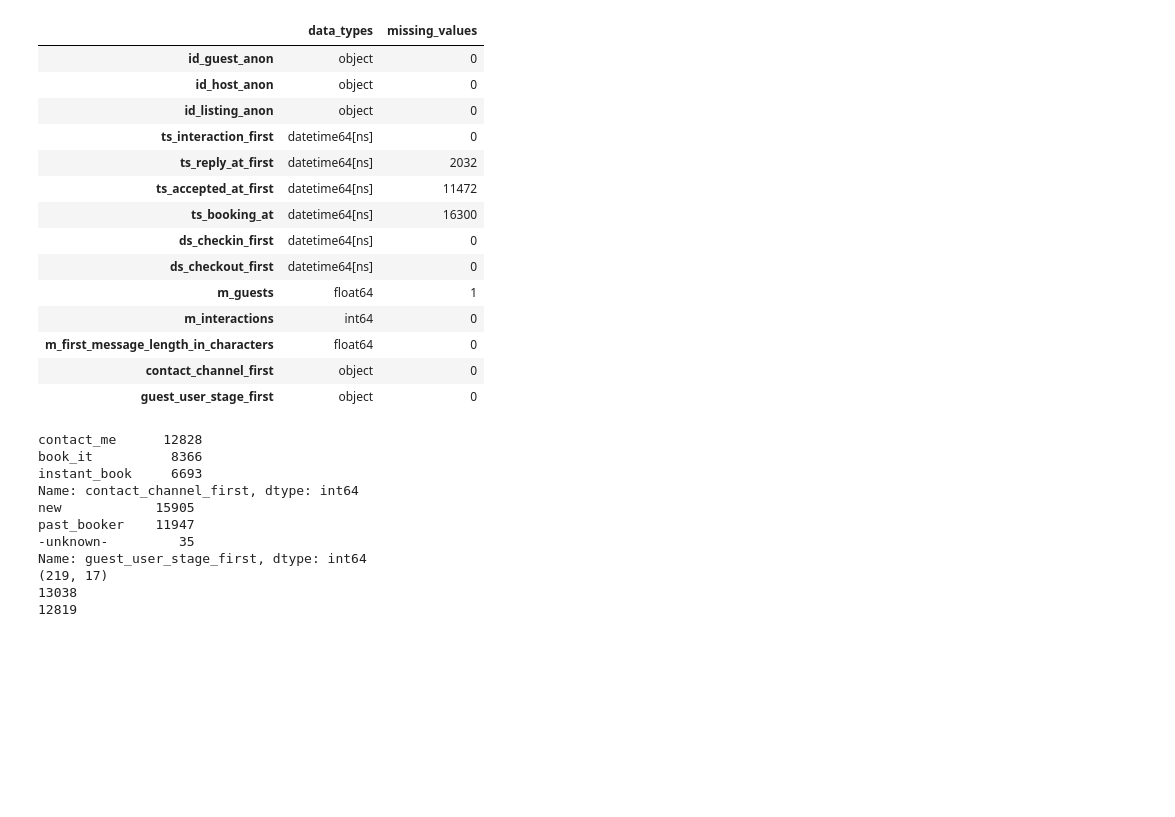
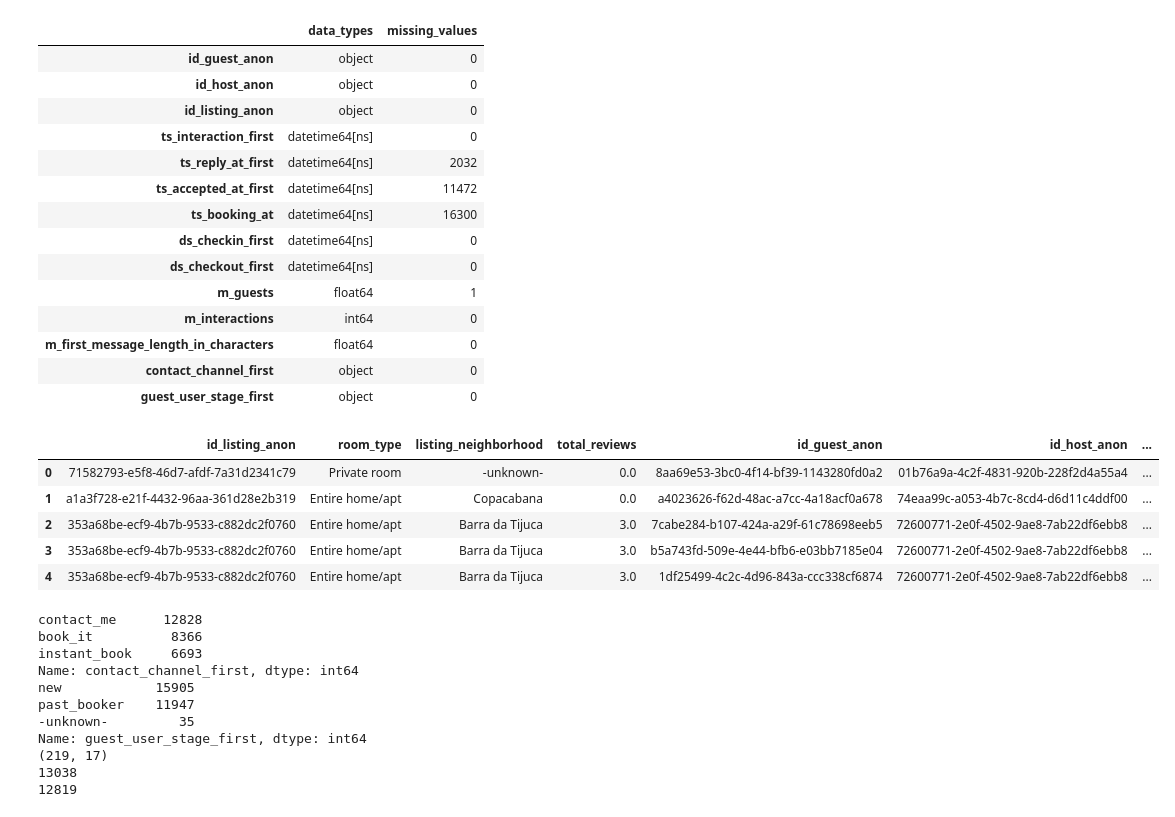
Before and after one commit to NikhilSawal/data_science_case_studies, a Jupyter notebook: airbnb/solution/solution.ipynb, the cells around one changed output. Saved outputs shown, nothing was run; the diff lists cells and outputs as text; code cells hidden in the pictures; blank space fills up the shorter version.

```diff
--- a/airbnb/solution/solution.ipynb
+++ b/airbnb/solution/solution.ipynb
@@ -103,15 +57,24 @@ summary_df
 # %%
 import numpy as np
 
 # Merge contacts and listings
 merged_df = pd.merge(listings, contacts, how = 'left', on = 'id_listing_anon')
 
 # Get listing_ids not in contacts
 delta_listings = np.setdiff1d(listings['id_listing_anon'], contacts['id_listing_anon'])
 
 # Get listing with and without checkins
 no_checkins_df = merged_df[merged_df['id_listing_anon'].isin(delta_listings)]
 checkins_df = merged_df[~merged_df['id_listing_anon'].isin(delta_listings)]
+
+checkins_df.head()
+# %% [output]
+|  | id_listing_anon | room_type | listing_neighborhood | total_reviews | id_guest_anon | id_host_anon | ... |
+| 0 | 71582793-e5f8-46d7-afdf-7a31d2341c79 | Private room | -unknown- | 0.0 | 8aa69e53-3bc0-4f14-bf39-1143280fd0a2 | 01b76a9a-4c2f-4831-920b-228f2d4a55a4 | ... |
+| 1 | a1a3f728-e21f-4432-96aa-361d28e2b319 | Entire home/apt | Copacabana | 0.0 | a4023626-f62d-48ac-a7cc-4a18acf0a678 | 74eaa99c-a053-4b7c-8cd4-d6d11c4ddf00 | ... |
+| 2 | 353a68be-ecf9-4b7b-9533-c882dc2f0760 | Entire home/apt | Barra da Tijuca | 3.0 | 7cabe284-b107-424a-a29f-61c78698eeb5 | 72600771-2e0f-4502-9ae8-7ab22df6ebb8 | ... |
+| 3 | 353a68be-ecf9-4b7b-9533-c882dc2f0760 | Entire home/apt | Barra da Tijuca | 3.0 | b5a743fd-509e-4e44-bfb6-e03bb7185e04 | 72600771-2e0f-4502-9ae8-7ab22df6ebb8 | ... |
+| 4 | 353a68be-ecf9-4b7b-9533-c882dc2f0760 | Entire home/apt | Barra da Tijuca | 3.0 | 1df25499-4c2c-4d96-843a-ccc338cf6874 | 72600771-2e0f-4502-9ae8-7ab22df6ebb8 | ... |
 # %%
 # Count of unique values
 print(checkins_df['contact_channel_first'].value_counts())
```
Also changed, not shown: parts of 14 cells of this notebook.
